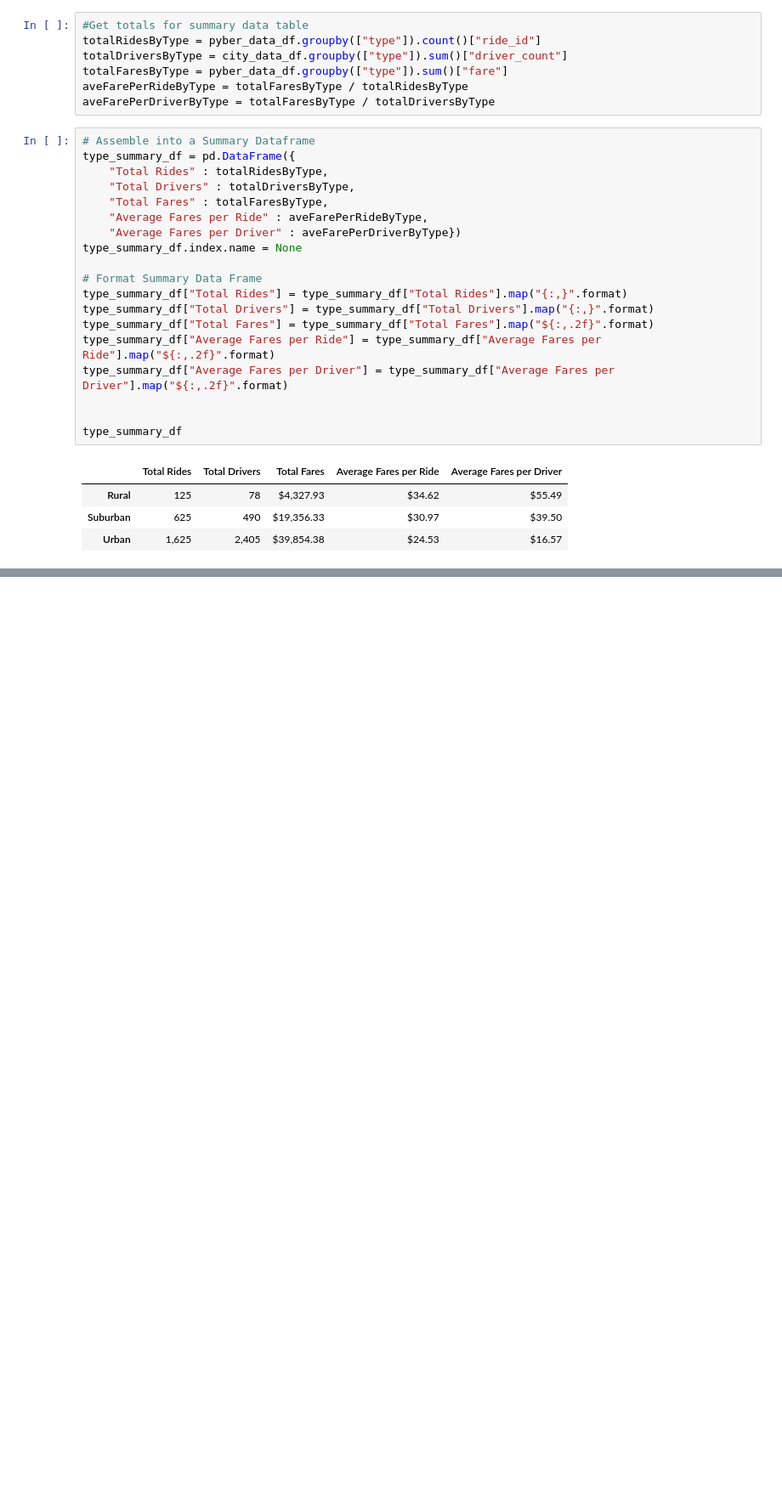
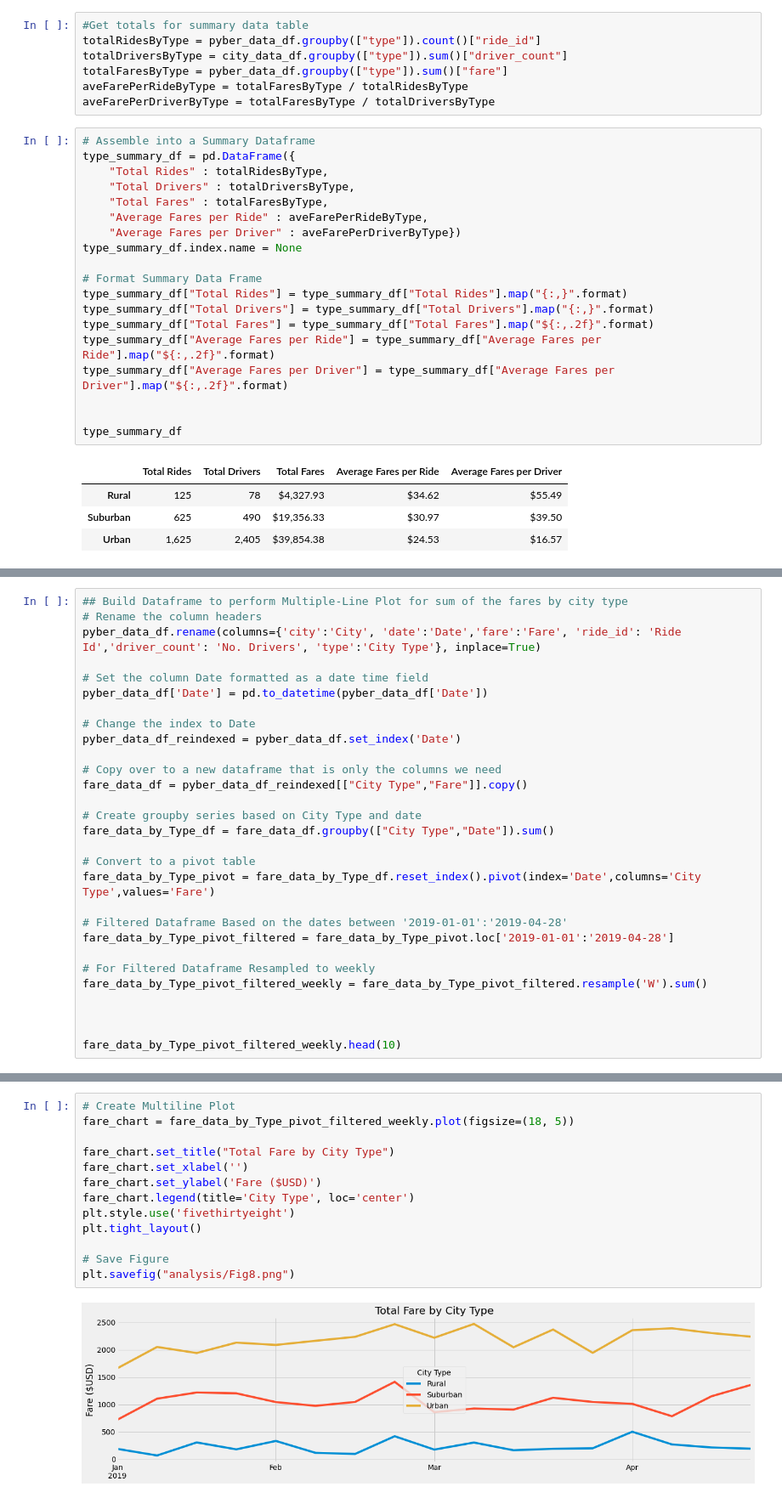
Before and after one commit to Duegan24/PyBer_Analysis, a Jupyter notebook: PyBer.ipynb, the cells around one changed output, grey strips where cells are left out. Shown at 85% size. Saved outputs shown, nothing was run; the diff lists cells and outputs as text; blank space fills up the shorter version.

```diff
--- a/PyBer.ipynb
+++ b/PyBer.ipynb
@@ -549,0 +526,29 @@ urban_fares
+# %%
+## Build Dataframe to perform Multiple-Line Plot for sum of the fares by city type
+# Rename the column headers
+pyber_data_df.rename(columns={'city':'City', 'date':'Date','fare':'Fare', 'ride_id': 'Ride Id','driver_count': 'No. Drivers', 'type':'City Type'}, inplace=True)
+
+# Set the column Date formatted as a date time field
+pyber_data_df['Date'] = pd.to_datetime(pyber_data_df['Date'])
+
+# Change the index to Date
+pyber_data_df_reindexed = pyber_data_df.set_index('Date')
+
+# Copy over to a new dataframe that is only the columns we need
+fare_data_df = pyber_data_df_reindexed[["City Type","Fare"]].copy()
+
+# Create groupby series based on City Type and date
+fare_data_by_Type_df = fare_data_df.groupby(["City Type","Date"]).sum()
+
+# Convert to a pivot table
+fare_data_by_Type_pivot = fare_data_by_Type_df.reset_index().pivot(index='Date',columns='City Type',values='Fare')
+
+# Filtered Dataframe Based on the dates between '2019-01-01':'2019-04-28'
+fare_data_by_Type_pivot_filtered = fare_data_by_Type_pivot.loc['2019-01-01':'2019-04-28']
+
+# For Filtered Dataframe Resampled to weekly
+fare_data_by_Type_pivot_filtered_weekly = fare_data_by_Type_pivot_filtered.resample('W').sum()
+
+
+
+fare_data_by_Type_pivot_filtered_weekly.head(10)
@@ -549,0 +568,15 @@ urban_fares
+# %%
+# Create Multiline Plot
+fare_chart = fare_data_by_Type_pivot_filtered_weekly.plot(figsize=(18, 5))
+
+fare_chart.set_title("Total Fare by City Type")
+fare_chart.set_xlabel('')
+fare_chart.set_ylabel('Fare ($USD)')
+fare_chart.legend(title='City Type', loc='center')
+plt.style.use('fivethirtyeight')
+plt.tight_layout()
+
+# Save Figure
+plt.savefig("analysis/Fig8.png")
+# %% [output]
+[figure, added]
```
Also changed, not shown: parts of 3 cells of this notebook, 2 other files.
